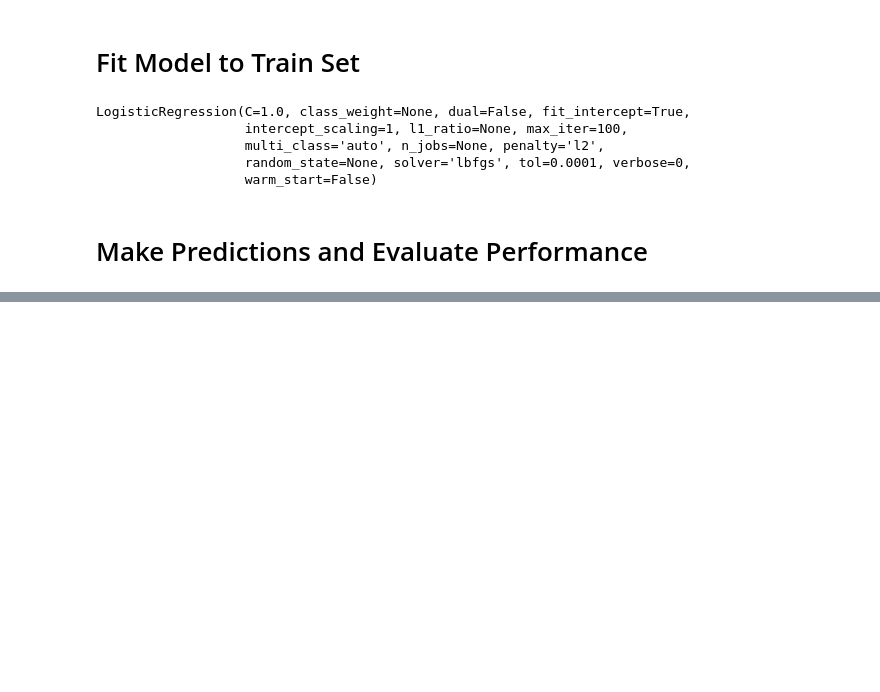
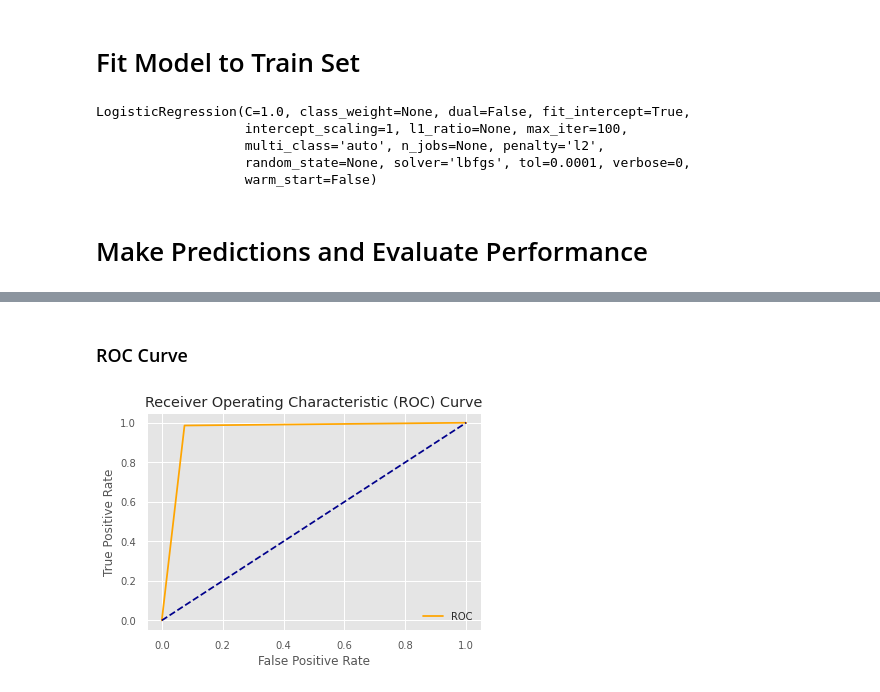
Before and after one commit to Shalom91/Predict_Breast_Cancer, a Jupyter notebook: PREDICT BREAST CANCER.ipynb, the cells around one changed output, grey strips where cells are left out. Saved outputs shown, nothing was run; the diff lists cells and outputs as text; code cells hidden in the pictures; blank space fills up the shorter version.

Commit message:
added ROC curve and classification report

```diff
--- a/PREDICT BREAST CANCER.ipynb
+++ b/PREDICT BREAST CANCER.ipynb
@@ -122,6 +126,9 @@ dtype: int64
 df.rename(columns = {0:'sample_code_number', 1:'clump_thickness', 2:'uniformity_cell_size',
                     3:'uniformity_cell_shape', 4:'marginal_adhesion', 5:'single_epithelial_cell_size',
                     6:'bare_nuclei', 7:'bland_chromatin', 8:'normal_nucleoli', 9:'mitoses', 10:'class'}, inplace = True)
+# %%
+# replace values in class with binary values
+df['class'] = df['class'].replace([2,4], [1,0])
 # %% [markdown]
 > Sample Code Number is not a neccesssary feature in predicting breast cancer, therefore it will need to be dropped.
 # %%
@@ -177,0 +200,15 @@ Accuracy of logistic regression classifier:  0.9666666666666667
+# %% [markdown]
+### ROC Curve
+# %%
+logreg_roc_auc = roc_auc_score(y_test, y_pred)
+fpr, tpr, threshold_log = roc_curve(y_test, y_pred)
+# %%
+plt.plot(fpr, tpr, color='orange', label='ROC')
+plt.plot([0, 1], [0, 1], color='darkblue', linestyle='--')
+plt.xlabel('False Positive Rate')
+plt.ylabel('True Positive Rate')
+plt.title('Receiver Operating Characteristic (ROC) Curve')
+plt.legend()
+plt.show()
+# %% [output]
+[figure, added]
```
Also changed, not shown: parts of 4 cells of this notebook, 1 other file.
